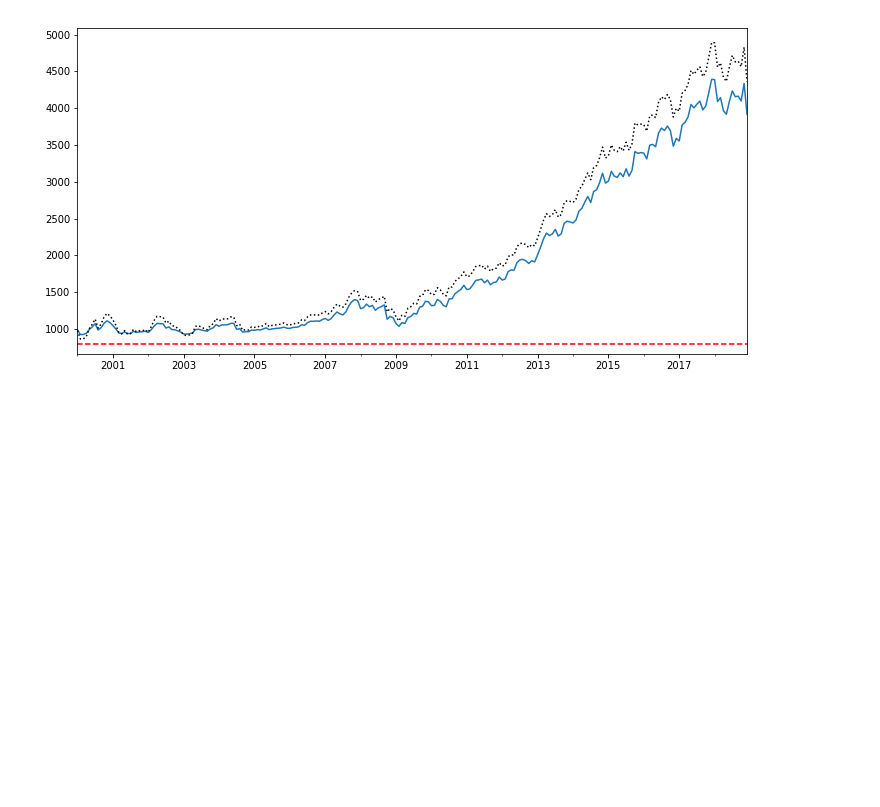
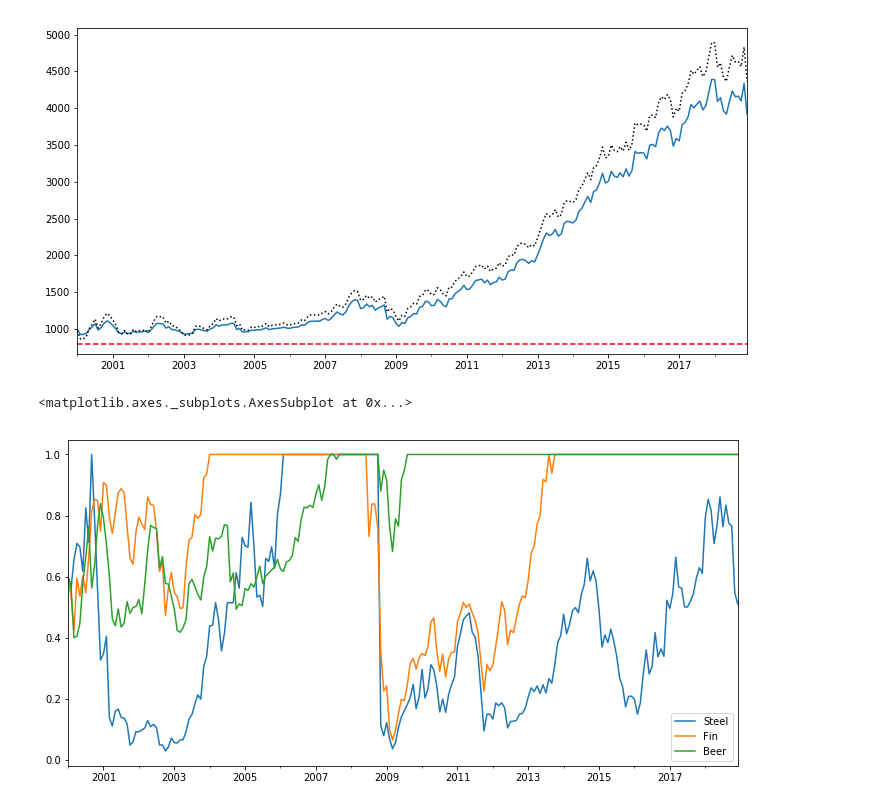
Before and after one commit to biv-neupane7/Investment-management-with-python, a Jupyter notebook: Portfolio Insurance.ipynb, the cells around one changed output. Cells and saved outputs as stored; diff of their text form; code cells hidden in the pictures; blank space fills up the shorter version.

```diff
--- a/Portfolio Insurance.ipynb
+++ b/Portfolio Insurance.ipynb
@@ -111,3 +115,8 @@ ax.axhline(y=floor_value, color="r",linestyle="--")
 # %% [output]
 <matplotlib.lines.Line2D at 0x...>
 [figure]
+# %%
+risky_w_history.plot(figsize=(12,6))
+# %% [output]
+<matplotlib.axes._subplots.AxesSubplot at 0x...>
+[figure, added]
```
Also changed, not shown: parts of 18 cells of this notebook.
